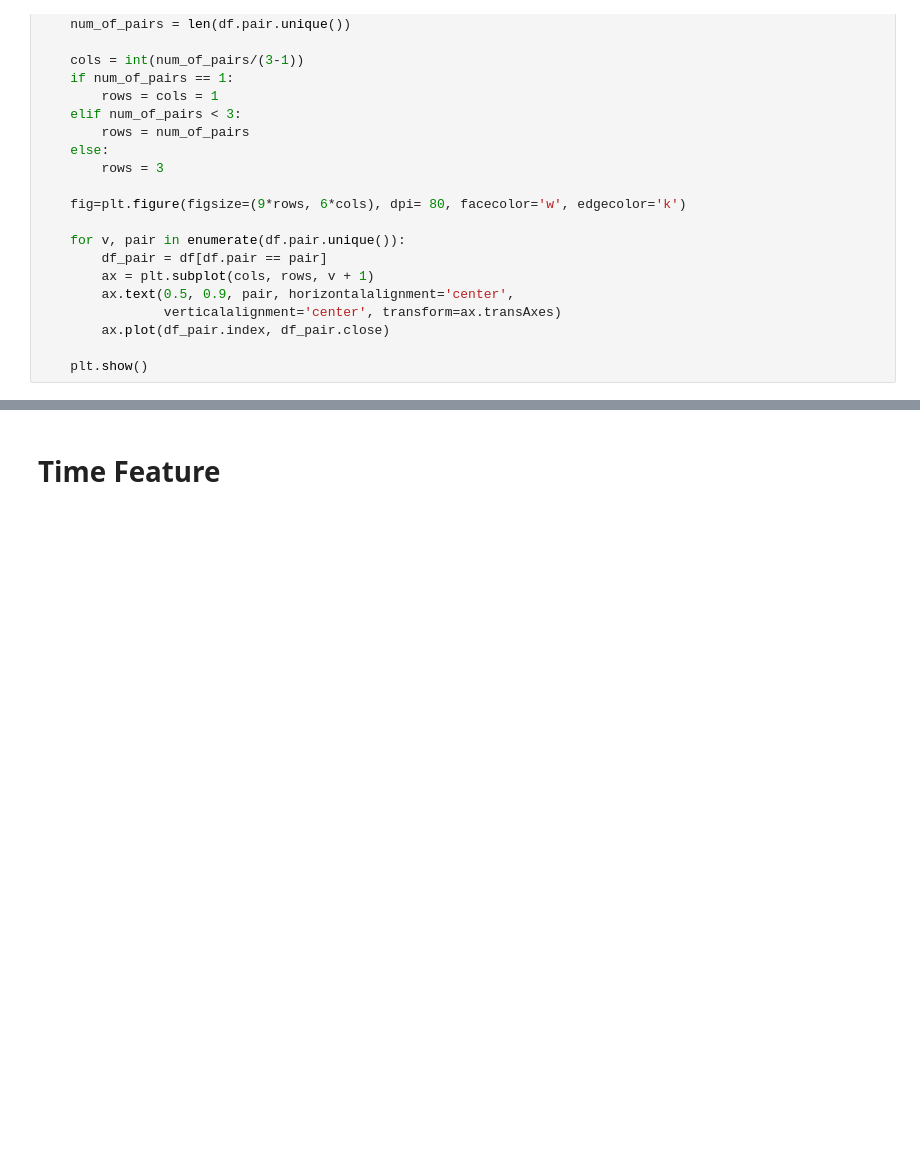
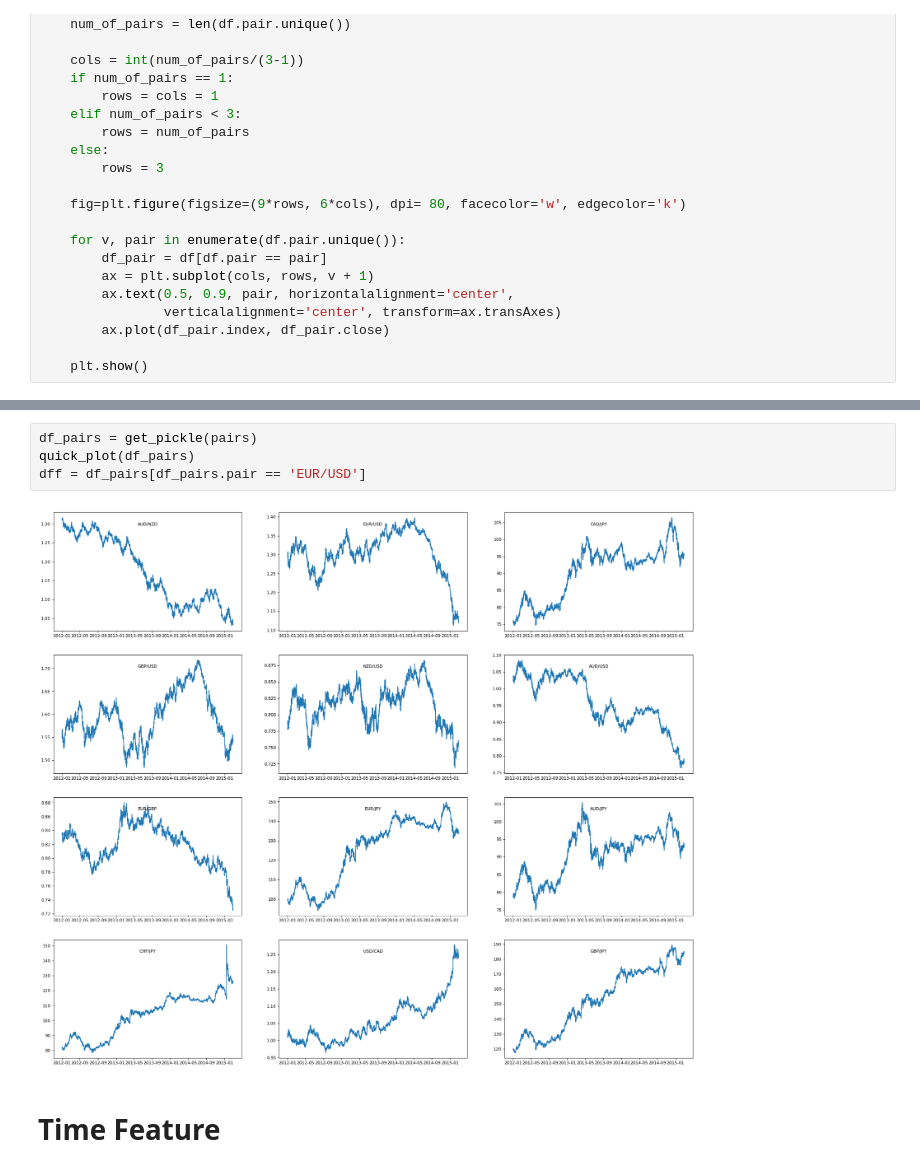
Before and after one commit to nathanmargaglio/forex_ml, a Jupyter notebook: load_data.ipynb, the cells around one changed output, grey strips where cells are left out. Drawn from its saved outputs; the diff is of its cells as text; blank space fills up the shorter version.

```diff
--- a/load_data.ipynb
+++ b/load_data.ipynb
@@ -77,3 +75,9 @@ dff = df[df.pair == 'EUR/USD']
+# %%
+df_pairs = get_pickle(pairs)
+quick_plot(df_pairs)
+dff = df_pairs[df_pairs.pair == 'EUR/USD']
+# %% [output]
+[figure, added]
 # %% [markdown]
 # Time Feature
 # %%
```
Also changed, not shown: parts of 24 cells of this notebook.
